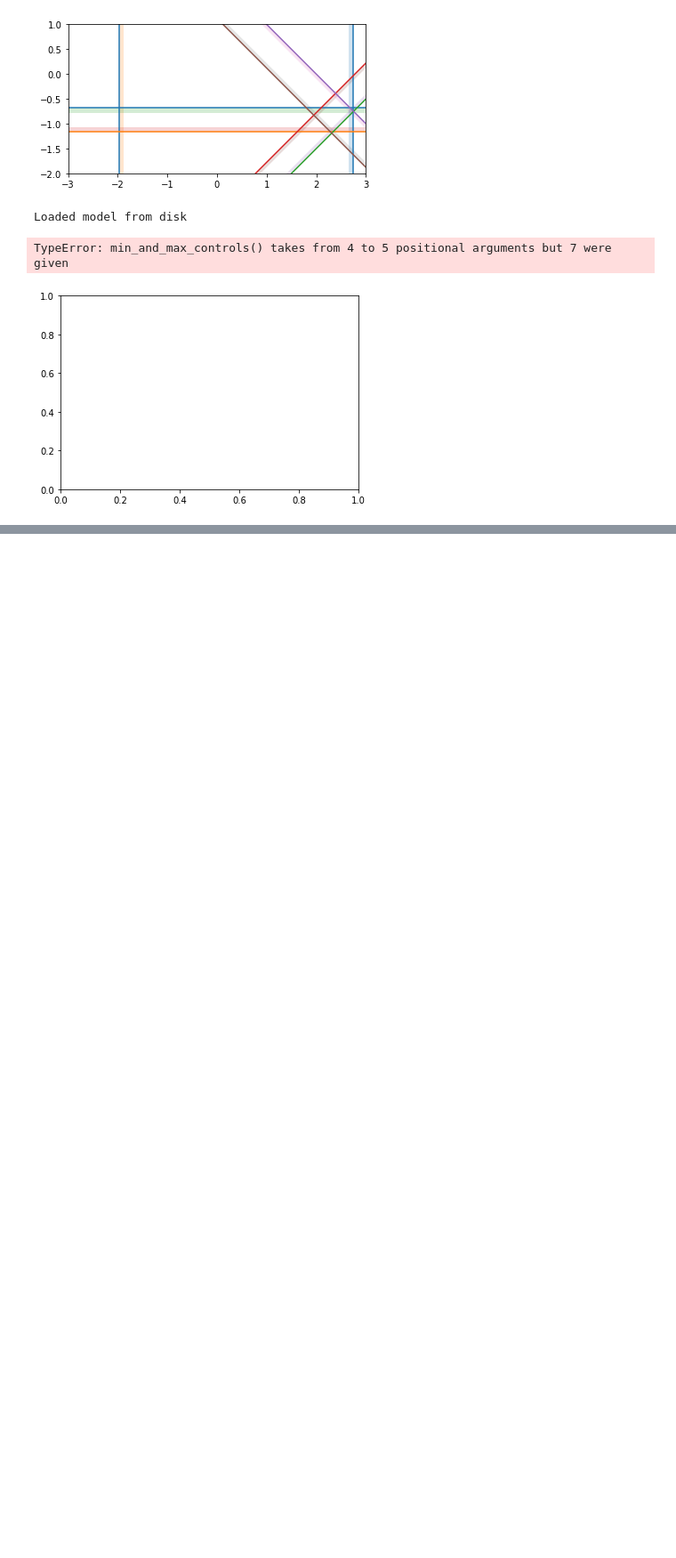
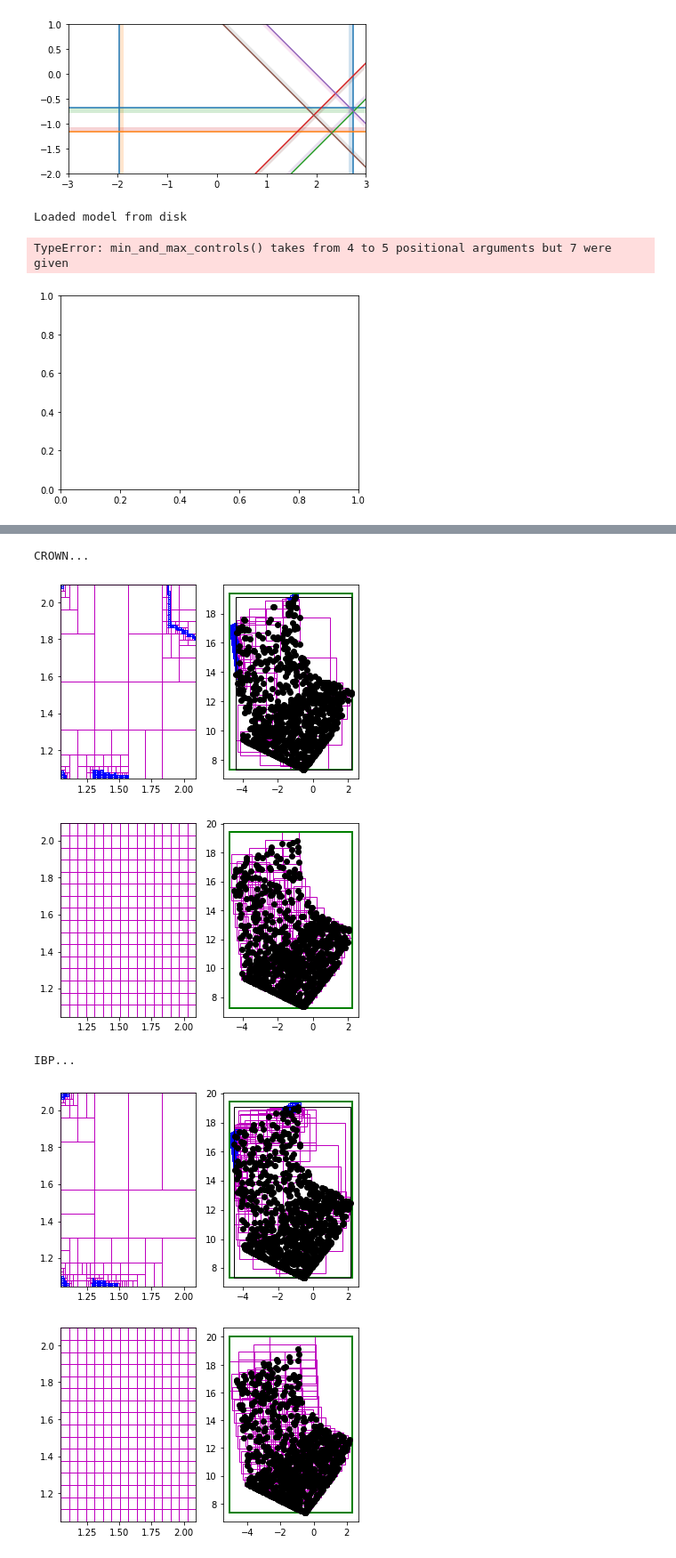
Before and after one commit to neu-autonomy/nfl_veripy, a Jupyter notebook: closed_loop/reach_sdp.ipynb, the cells around one changed output, grey strips where cells are left out. Shown at 89% size. Drawn from its saved outputs; the diff is of its cells as text; code cells hidden in the pictures; blank space fills up the shorter version.

```diff
--- a/reach_lp/reach_sdp.ipynb
+++ b/closed_loop/reach_sdp.ipynb
@@ -846,0 +1021,12 @@ Loaded model from disk
+# %%
+print("CROWN...")
+xiang2020example(bound_method="crown")
+print("IBP...")
+xiang2020example(bound_method="ibp")
+# %% [output]
+CROWN...
+[figure, added]
+[figure, added]
+IBP...
+[figure, added]
+[figure, added]
```
Also changed, not shown: parts of 18 cells of this notebook, 11 other files.
